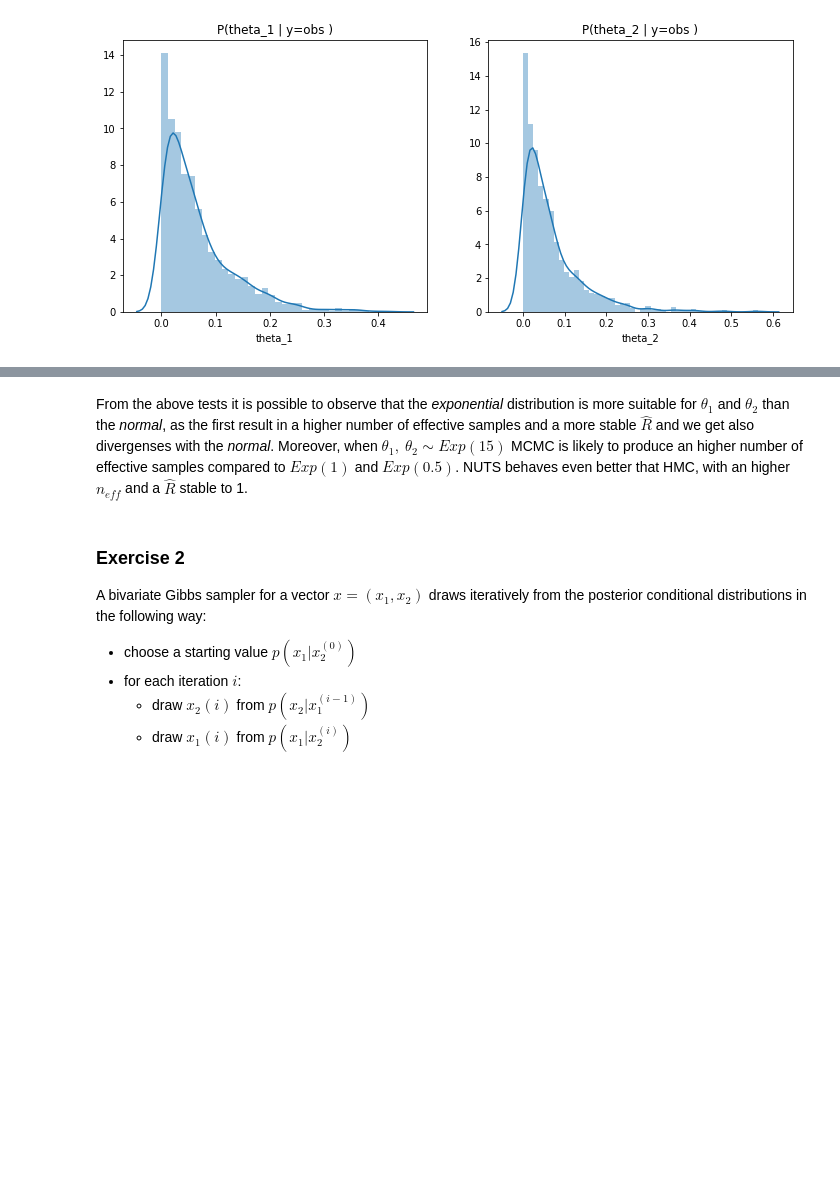
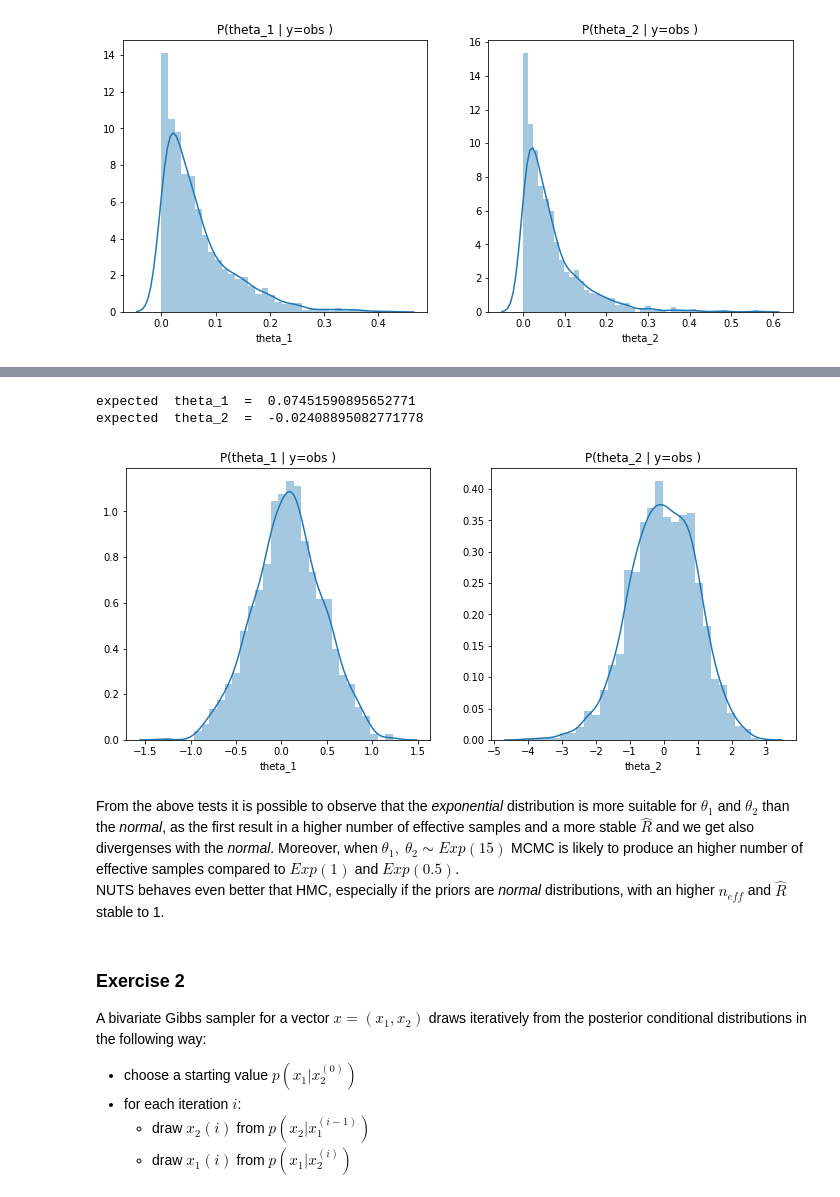
Before and after one commit to eferos93/statistical-machine-learning, a Jupyter notebook: homeworks/homework_04_Fabrici_Eros.ipynb, the cells around one changed output, grey strips where cells are left out. Drawn from its saved outputs; the diff is of its cells as text; code cells hidden in the pictures; blank space fills up the shorter version.

```diff
--- a/homeworks/homework_04_Fabrici_Eros.ipynb
+++ b/homeworks/homework_04_Fabrici_Eros.ipynb
@@ -236,6 +231,12 @@ expected  theta_2  =  0.06702884286642075
+# %%
+plot_posterior_distr(mcmc_nuts_normal)
+# %% [output]
+expected  theta_1  =  0.07451590895652771
+expected  theta_2  =  -0.02408895082771778
+[figure, added]
 # %% [markdown]
-From the above tests it is possible to observe that the *exponential* distribution is more suitable for $\theta_1$ and $\theta_2$ than the *normal*, as the first result in a higher number of effective samples and a more stable $\hat{R}$ and we get also divergenses with the *normal*. Moreover, when $\theta_1, \: \theta_2 \sim Exp(15)$ MCMC is likely to produce an higher number of effective samples compared to $Exp(1)$ and $Exp(0.5)$.
-NUTS behaves even better that HMC, with an higher $n_{eff}$ and a $\hat R$ stable to 1.
+From the above tests it is possible to observe that the *exponential* distribution is more suitable for $\theta_1$ and $\theta_2$ than the *normal*, as the first result in a higher number of effective samples and a more stable $\hat{R}$ and we get also divergenses with the *normal*. Moreover, when $\theta_1, \: \theta_2 \sim Exp(15)$ MCMC is likely to produce an higher number of effective samples compared to $Exp(1)$ and $Exp(0.5)$.<br>
+NUTS behaves even better that HMC, especially if the priors are *normal* distributions, with an higher $n_{eff}$ and  $\hat R$ stable to 1.
 # %% [markdown]
 ### Exercise 2
 
```
Also changed, not shown: parts of 11 cells of this notebook.
